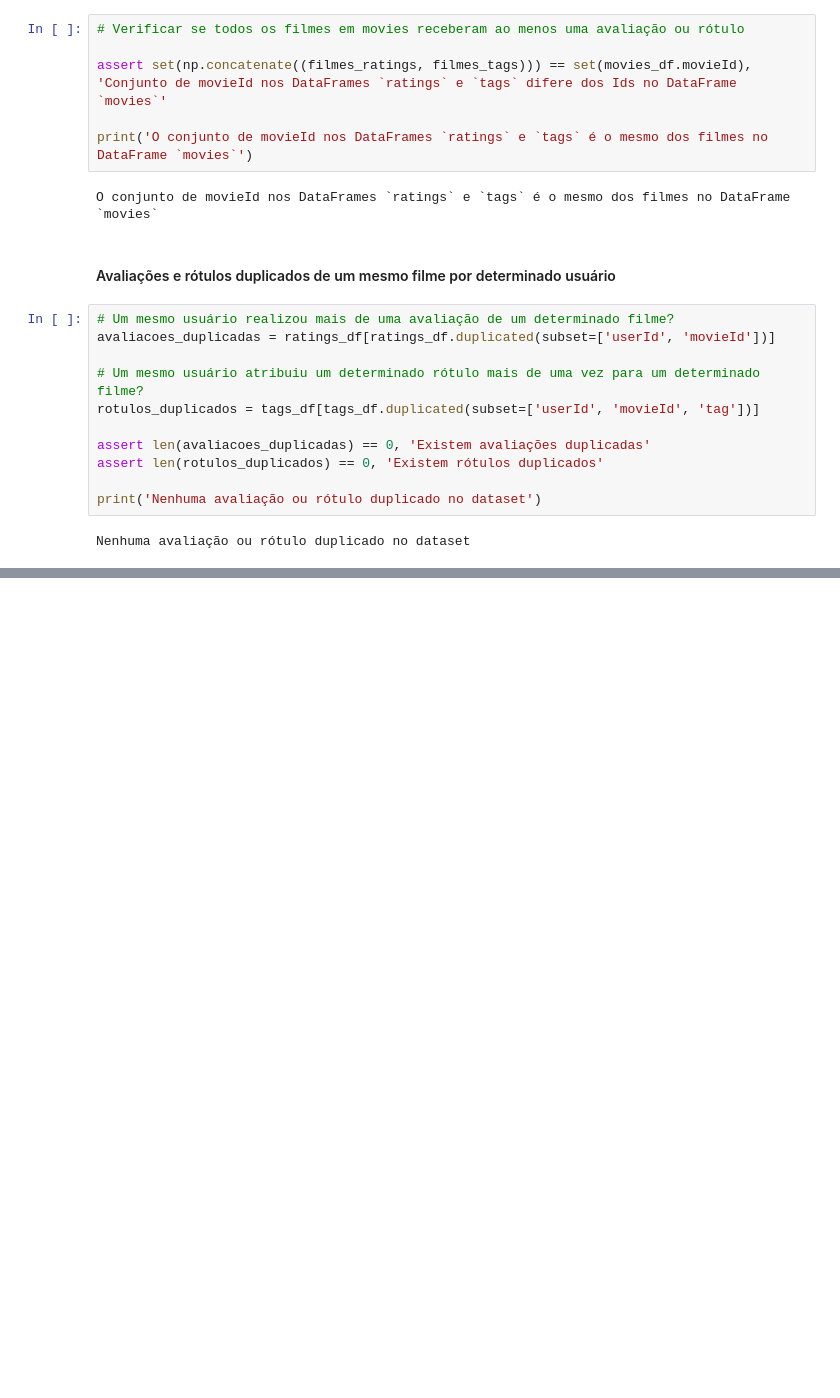
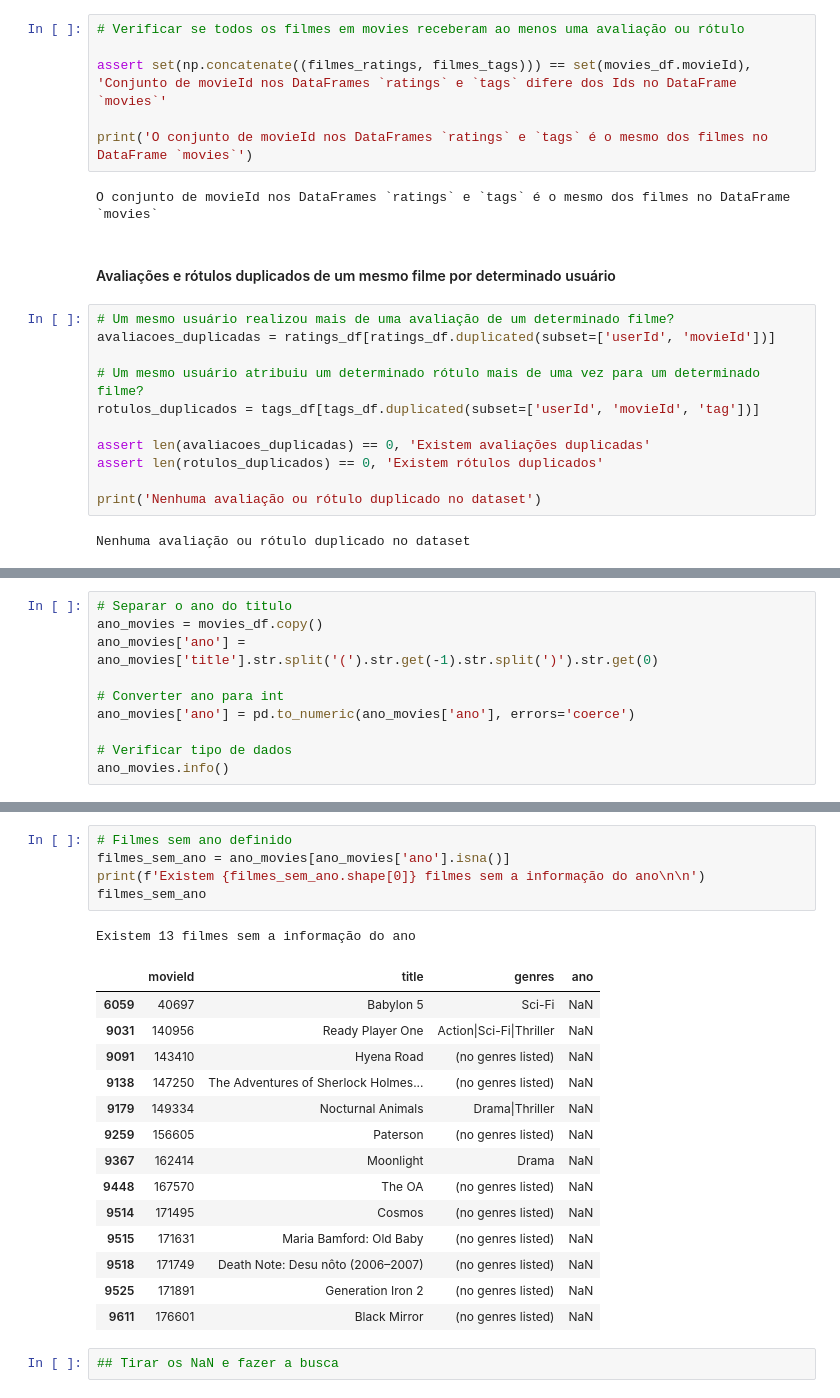
Before and after one commit to dieguim-ifsp-posCD/D1AED, a Jupyter notebook: avaliacoes/20210513-avaliacao01/AED-movie-lens-small.ipynb, the cells around one changed output, grey strips where cells are left out. Cells and saved outputs as stored; diff of their text form; blank space fills up the shorter version.

```diff
--- a/avaliacoes/20210513-avaliacao01/AED-movie-lens-small.ipynb
+++ b/avaliacoes/20210513-avaliacao01/AED-movie-lens-small.ipynb
@@ -504,0 +642,10 @@ Nenhuma avaliação ou rótulo duplicado no dataset
+# %%
+# Separar o ano do titulo
+ano_movies = movies_df.copy()
+ano_movies['ano'] = ano_movies['title'].str.split('(').str.get(-1).str.split(')').str.get(0)
+
+# Converter ano para int
+ano_movies['ano'] = pd.to_numeric(ano_movies['ano'], errors='coerce')
+
+# Verificar tipo de dados
+ano_movies.info()
@@ -504,0 +664,23 @@ Nenhuma avaliação ou rótulo duplicado no dataset
+# %%
+# Filmes sem ano definido
+filmes_sem_ano = ano_movies[ano_movies['ano'].isna()]
+print(f'Existem {filmes_sem_ano.shape[0]} filmes sem a informação do ano\n\n')
+filmes_sem_ano
+# %% [output]
+Existem 13 filmes sem a informação do ano
+|  | movieId | title | genres | ano |
+| 6059 | 40697 | Babylon 5 | Sci-Fi | NaN |
+| 9031 | 140956 | Ready Player One | Action|Sci-Fi|Thriller | NaN |
+| 9091 | 143410 | Hyena Road | (no genres listed) | NaN |
+| 9138 | 147250 | The Adventures of Sherlock Holmes... | (no genres listed) | NaN |
+| 9179 | 149334 | Nocturnal Animals | Drama|Thriller | NaN |
+| 9259 | 156605 | Paterson | (no genres listed) | NaN |
+| 9367 | 162414 | Moonlight | Drama | NaN |
+| 9448 | 167570 | The OA | (no genres listed) | NaN |
+| 9514 | 171495 | Cosmos | (no genres listed) | NaN |
+| 9515 | 171631 | Maria Bamford: Old Baby | (no genres listed) | NaN |
+| 9518 | 171749 | Death Note: Desu nôto (2006–2007) | (no genres listed) | NaN |
+| 9525 | 171891 | Generation Iron 2 | (no genres listed) | NaN |
+| 9611 | 176601 | Black Mirror | (no genres listed) | NaN |
+# %%
+## Tirar os NaN e fazer a busca
```
Also changed, not shown: parts of 37 cells of this notebook.
